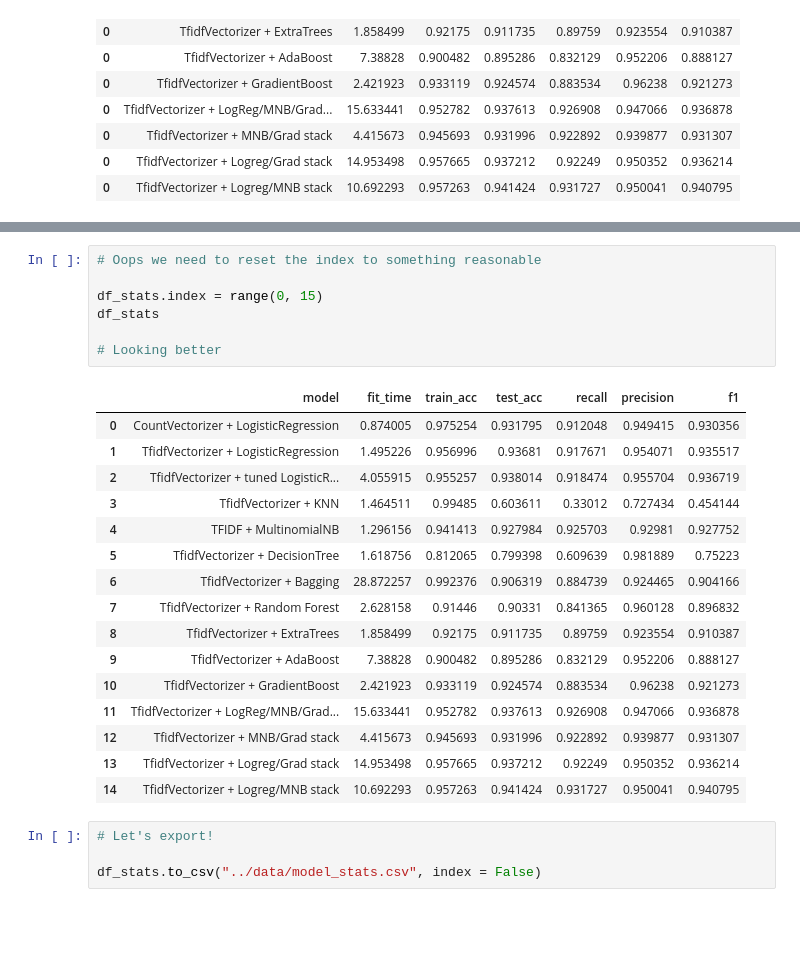
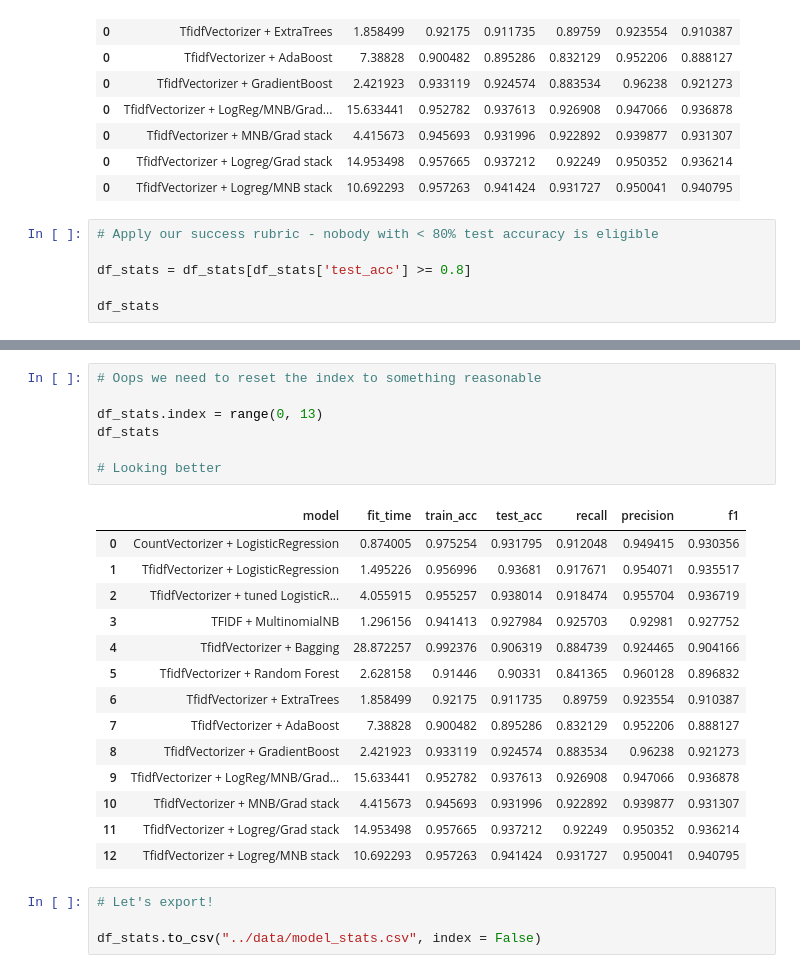
Before and after one commit to gmangiante/music-nlp, a Jupyter notebook: notebooks/04_modeling.ipynb, the cells around one changed output, grey strips where cells are left out. Cells and saved outputs as stored; diff of their text form; blank space fills up the shorter version.

```diff
--- a/notebooks/04_modeling.ipynb
+++ b/notebooks/04_modeling.ipynb
@@ -740,3 +739,9 @@ df_stats
 | 0 | TfidfVectorizer + MNB/Grad stack | 4.415673 | 0.945693 | 0.931996 | 0.922892 | 0.939877 | 0.931307 |
 | 0 | TfidfVectorizer + Logreg/Grad stack | 14.953498 | 0.957665 | 0.937212 | 0.92249 | 0.950352 | 0.936214 |
 | 0 | TfidfVectorizer + Logreg/MNB stack | 10.692293 | 0.957263 | 0.941424 | 0.931727 | 0.950041 | 0.940795 |
+# %%
+# Apply our success rubric - nobody with < 80% test accuracy is eligible
+
+df_stats = df_stats[df_stats['test_acc'] >= 0.8]
+
+df_stats
@@ -743,27 +763,25 @@ df_stats
 # %%
 # Oops we need to reset the index to something reasonable
 
-df_stats.index = range(0, 15)
+df_stats.index = range(0, 13)
 df_stats
 
 # Looking better
 # %% [output]
 |  | model | fit_time | train_acc | test_acc | recall | precision | f1 |
 | 0 | CountVectorizer + LogisticRegression | 0.874005 | 0.975254 | 0.931795 | 0.912048 | 0.949415 | 0.930356 |
 | 1 | TfidfVectorizer + LogisticRegression | 1.495226 | 0.956996 | 0.93681 | 0.917671 | 0.954071 | 0.935517 |
 | 2 | TfidfVectorizer + tuned LogisticR... | 4.055915 | 0.955257 | 0.938014 | 0.918474 | 0.955704 | 0.936719 |
-| 3 | TfidfVectorizer + KNN | 1.464511 | 0.99485 | 0.603611 | 0.33012 | 0.727434 | 0.454144 |
-| 4 | TFIDF + MultinomialNB | 1.296156 | 0.941413 | 0.927984 | 0.925703 | 0.92981 | 0.927752 |
-| 5 | TfidfVectorizer + DecisionTree | 1.618756 | 0.812065 | 0.799398 | 0.609639 | 0.981889 | 0.75223 |
-| 6 | TfidfVectorizer + Bagging | 28.872257 | 0.992376 | 0.906319 | 0.884739 | 0.924465 | 0.904166 |
-| 7 | TfidfVectorizer + Random Forest | 2.628158 | 0.91446 | 0.90331 | 0.841365 | 0.960128 | 0.896832 |
-| 8 | TfidfVectorizer + ExtraTrees | 1.858499 | 0.92175 | 0.911735 | 0.89759 | 0.923554 | 0.910387 |
-| 9 | TfidfVectorizer + AdaBoost | 7.38828 | 0.900482 | 0.895286 | 0.832129 | 0.952206 | 0.888127 |
-| 10 | TfidfVectorizer + GradientBoost | 2.421923 | 0.933119 | 0.924574 | 0.883534 | 0.96238 | 0.921273 |
-| 11 | TfidfVectorizer + LogReg/MNB/Grad... | 15.633441 | 0.952782 | 0.937613 | 0.926908 | 0.947066 | 0.936878 |
-| 12 | TfidfVectorizer + MNB/Grad stack | 4.415673 | 0.945693 | 0.931996 | 0.922892 | 0.939877 | 0.931307 |
-| 13 | TfidfVectorizer + Logreg/Grad stack | 14.953498 | 0.957665 | 0.937212 | 0.92249 | 0.950352 | 0.936214 |
-| 14 | TfidfVectorizer + Logreg/MNB stack | 10.692293 | 0.957263 | 0.941424 | 0.931727 | 0.950041 | 0.940795 |
+| 3 | TFIDF + MultinomialNB | 1.296156 | 0.941413 | 0.927984 | 0.925703 | 0.92981 | 0.927752 |
+| 4 | TfidfVectorizer + Bagging | 28.872257 | 0.992376 | 0.906319 | 0.884739 | 0.924465 | 0.904166 |
+| 5 | TfidfVectorizer + Random Forest | 2.628158 | 0.91446 | 0.90331 | 0.841365 | 0.960128 | 0.896832 |
+| 6 | TfidfVectorizer + ExtraTrees | 1.858499 | 0.92175 | 0.911735 | 0.89759 | 0.923554 | 0.910387 |
+| 7 | TfidfVectorizer + AdaBoost | 7.38828 | 0.900482 | 0.895286 | 0.832129 | 0.952206 | 0.888127 |
+| 8 | TfidfVectorizer + GradientBoost | 2.421923 | 0.933119 | 0.924574 | 0.883534 | 0.96238 | 0.921273 |
+| 9 | TfidfVectorizer + LogReg/MNB/Grad... | 15.633441 | 0.952782 | 0.937613 | 0.926908 | 0.947066 | 0.936878 |
+| 10 | TfidfVectorizer + MNB/Grad stack | 4.415673 | 0.945693 | 0.931996 | 0.922892 | 0.939877 | 0.931307 |
+| 11 | TfidfVectorizer + Logreg/Grad stack | 14.953498 | 0.957665 | 0.937212 | 0.92249 | 0.950352 | 0.936214 |
+| 12 | TfidfVectorizer + Logreg/MNB stack | 10.692293 | 0.957263 | 0.941424 | 0.931727 | 0.950041 | 0.940795 |
 # %%
 # Let's export!
 
```
Also changed, not shown: parts of 2 cells of this notebook, 4 other files.
